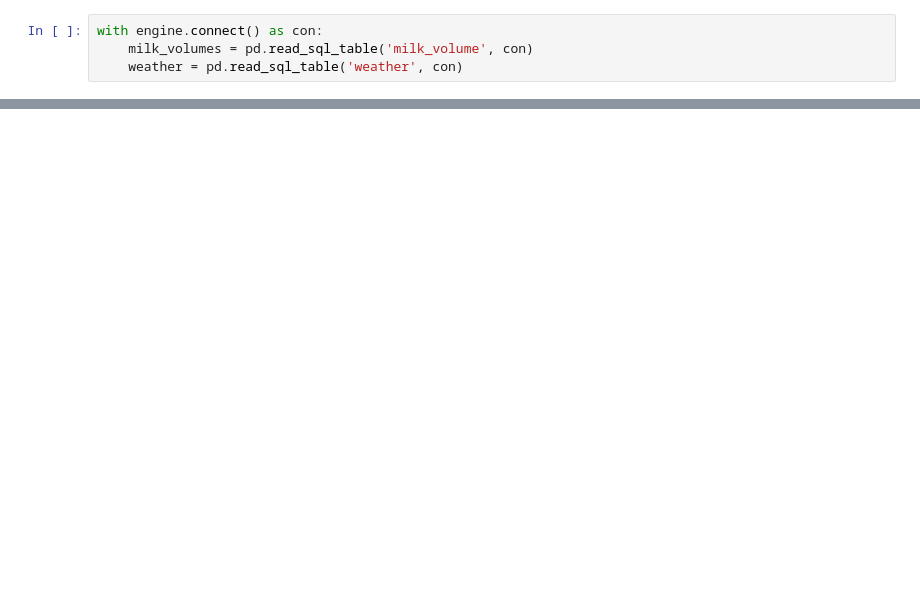
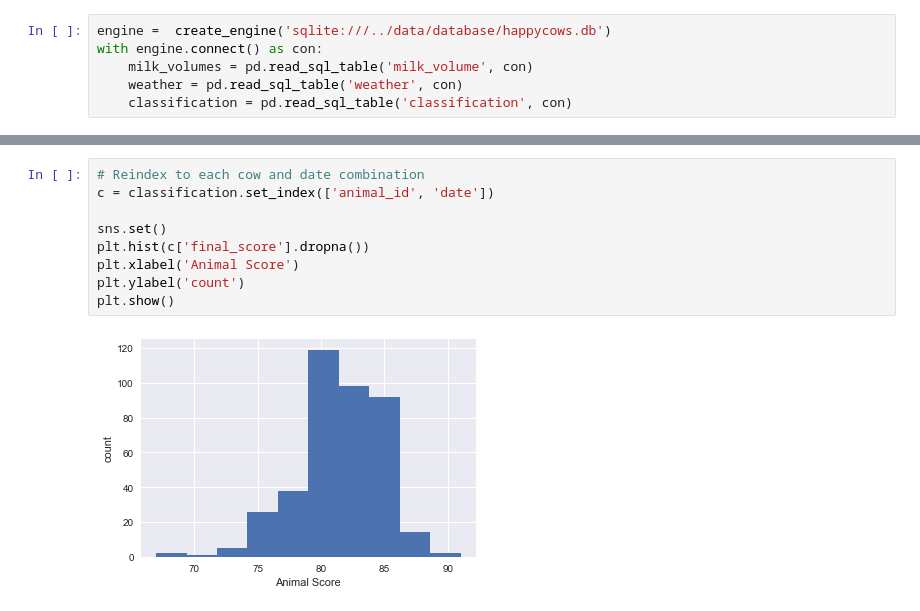
Before and after one commit to falaktheoptimist/happy-cows, a Jupyter notebook: notebooks/weather_and_milk_production.ipynb, the cells around one changed output, grey strips where cells are left out. Saved outputs shown, nothing was run; the diff lists cells and outputs as text; blank space fills up the shorter version.

Commit message:
Data Wranging writeup and initial visualiztions of milk data

```diff
--- a/notebooks/weather_and_milk_production.ipynb
+++ b/notebooks/weather_and_milk_production.ipynb
@@ -10,4 +15,6 @@ engine =  create_engine('sqlite:///../data/database/happycows.db')
 # %%
+engine =  create_engine('sqlite:///../data/database/happycows.db')
 with engine.connect() as con:
     milk_volumes = pd.read_sql_table('milk_volume', con)
     weather = pd.read_sql_table('weather', con)
+    classification = pd.read_sql_table('classification', con)
@@ -53,0 +25,11 @@ plt.show()
+# %%
+# Reindex to each cow and date combination
+c = classification.set_index(['animal_id', 'date'])
+
+sns.set()
+plt.hist(c['final_score'].dropna())
+plt.xlabel('Animal Score')
+plt.ylabel('count')
+plt.show()
+# %% [output]
+[figure, added]
```
Also changed, not shown: parts of 17 cells of this notebook, 1 other file.
